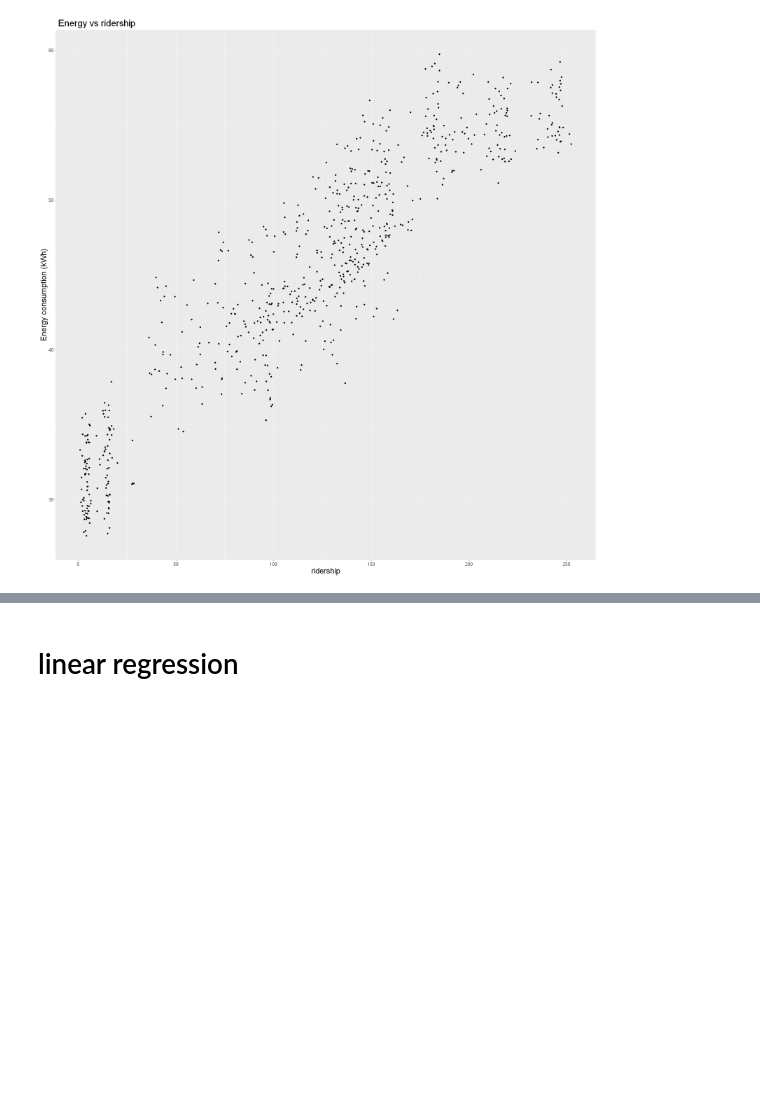
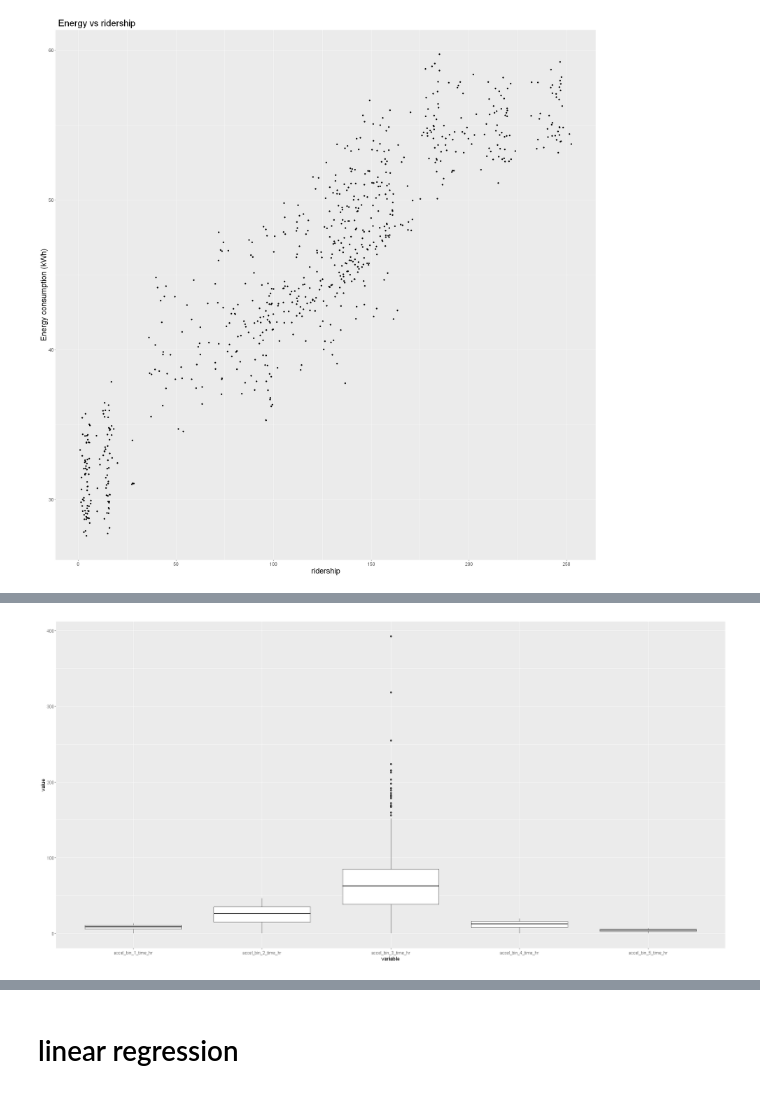
Before and after one commit to narslab/treem, a Jupyter notebook: bin/jupyter/energy-system-model-estimation.ipynb, the cells around one changed output, grey strips where cells are left out. Saved outputs shown, nothing was run; the diff lists cells and outputs as text; code cells hidden in the pictures; blank space fills up the shorter version.

```diff
--- a/bin/jupyter/energy-system-model-estimation.ipynb
+++ b/bin/jupyter/energy-system-model-estimation.ipynb
@@ -73,3 +69,5 @@ A data.frame: 6 × 18
+# %%
+df = df [-(1:5),]
 # %%
 # Remove dummy variables
 df_var_plot = df[,-16]
@@ -112,0 +139,7 @@ ggplot(df) +
+# %%
+df_melt= melt(df, id.vars=c("year",'month',"day","hour",
+                            "speed_bin_1_time_hr","speed_bin_2_time_hr","speed_bin_3_time_hr",
+                            "speed_bin_4_time_hr","speed_bin_5_time_hr"),
+              measure.vars = c("accel_bin_1_time_hr","accel_bin_2_time_hr",
+                               "accel_bin_3_time_hr","accel_bin_4_time_hr","accel_bin_5_time_hr"))
+head(df_melt)
@@ -112,0 +160,5 @@ ggplot(df) +
+# %%
+#box plot for speed bin 1
+ggplot(df_melt,aes(x=variable,y=value))+
+  geom_boxplot()#+ylim(c(0,500))
+# %% [output]
@@ -112,0 +167 @@ ggplot(df) +
+[figure, added]
```
Also changed, not shown: parts of 42 cells of this notebook, 1 other file.
